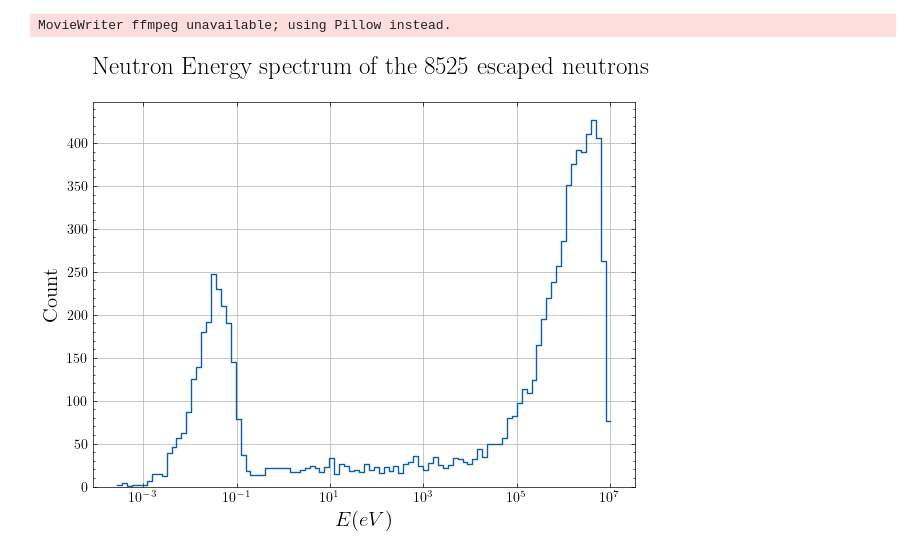
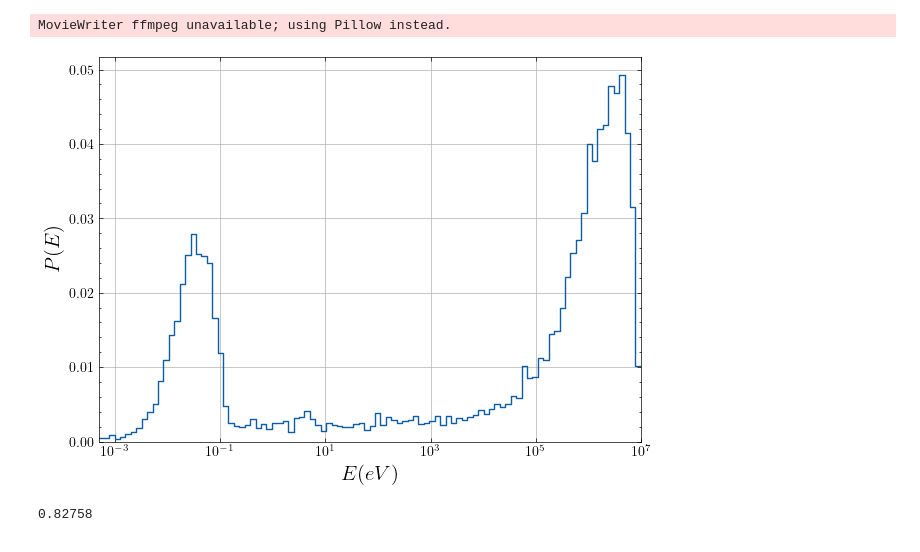
Before and after one commit to DerkNiessink/NeutroWater, a Jupyter notebook: analysis/simulation.ipynb, the cells around one changed output. Cells and saved outputs as stored; diff of their text form; code cells hidden in the pictures.

```diff
--- a/analysis/simulation.ipynb
+++ b/analysis/simulation.ipynb
@@ -225,15 +225,21 @@ MovieWriter ffmpeg unavailable; using Pillow instead.
 # %%
 plt.figure(figsize= (7, 5))
 sns.histplot(
     data=meas.energy_spectrum_escaped(),
-    log_scale=True, element="step", fill=False, stat="count", bins=100
+    log_scale=True, element="step", fill=False, stat="probability", bins=100
 )
-plt.ylabel("Count", fontsize=15)
+plt.ylabel("$P(E)$", fontsize=15)
 plt.xlabel("$E (eV)$", fontsize=15)
 
-#plt.xlim(10**5, 10**7.01)
-plt.title(f"Neutron Energy spectrum of the {meas.number_escaped()} escaped neutrons", fontsize=18, pad=20, loc="left")
+#plt.title(f"Neutron Energy spectrum of the {meas.number_escaped()} escaped neutrons", fontsize=18, pad=20, loc="left")
 plt.grid(True)
+plt.xlim(10**-3.3, 10**7)
+plt.ylim(0, 0.05)
+plt.xticks(np.logspace(-3, 7, 6))
 plt.show()
 # %% [output]
-[figure, old version]
+[figure, new version]
+# %%
+meas.number_absorbed() / meas.number_total()
+# %% [output]
+0.82758
```
Also changed, not shown: 3 other files.
